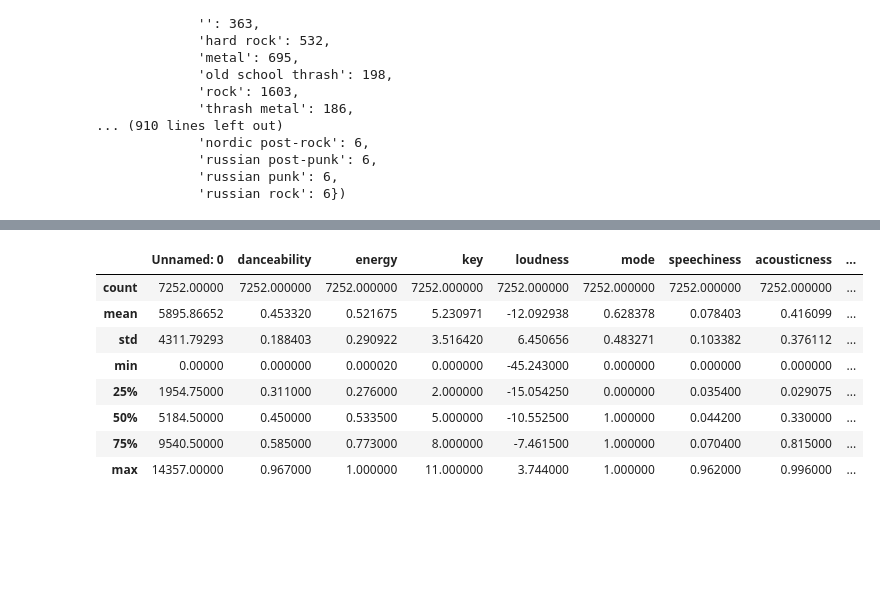
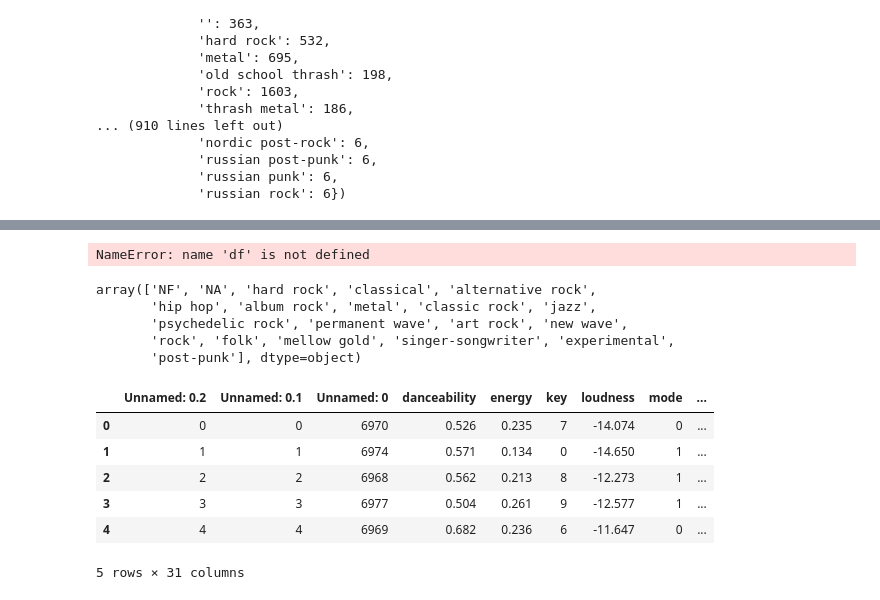
Before and after one commit to stoic-devv/spotify-data-science, a Jupyter notebook: code/merge-data.ipynb, the cells around one changed output, grey strips where cells are left out. Cells and saved outputs as stored; diff of their text form; code cells hidden in the pictures; blank space fills up the shorter version.

```diff
--- a/code/merge-data.ipynb
+++ b/code/merge-data.ipynb
@@ -172,3 +172,5 @@ def apply_genre(x):
     return 'NF'
 
 genre_series = df['sp_genres'].apply(apply_genre)
+# %%
+df = pd.read_csv('../data/final-data.csv', sep='~')
@@ -175,14 +200,22 @@ genre_series = df['sp_genres'].apply(apply_genre)
 # %%
-df['genre'] = genre_series
+df['genre']
+# %% [output]
+NameError: name 'df' is not defined
+# %%
+df['genre'].unique()
+# %% [output]
+array(['NF', 'NA', 'hard rock', 'classical', 'alternative rock',
+       'hip hop', 'album rock', 'metal', 'classic rock', 'jazz',
+       'psychedelic rock', 'permanent wave', 'art rock', 'new wave',
+       'rock', 'folk', 'mellow gold', 'singer-songwriter', 'experimental',
+       'post-punk'], dtype=object)
 # %%
-df.describe()
+df.head()
 # %% [output]
-|  | Unnamed: 0 | danceability | energy | key | loudness | mode | speechiness | acousticness | ... |
-| count | 7252.00000 | 7252.000000 | 7252.000000 | 7252.000000 | 7252.000000 | 7252.000000 | 7252.000000 | 7252.000000 | ... |
-| mean | 5895.86652 | 0.453320 | 0.521675 | 5.230971 | -12.092938 | 0.628378 | 0.078403 | 0.416099 | ... |
-| std | 4311.79293 | 0.188403 | 0.290922 | 3.516420 | 6.450656 | 0.483271 | 0.103382 | 0.376112 | ... |
-| min | 0.00000 | 0.000000 | 0.000020 | 0.000000 | -45.243000 | 0.000000 | 0.000000 | 0.000000 | ... |
-| 25% | 1954.75000 | 0.311000 | 0.276000 | 2.000000 | -15.054250 | 0.000000 | 0.035400 | 0.029075 | ... |
-| 50% | 5184.50000 | 0.450000 | 0.533500 | 5.000000 | -10.552500 | 1.000000 | 0.044200 | 0.330000 | ... |
-| 75% | 9540.50000 | 0.585000 | 0.773000 | 8.000000 | -7.461500 | 1.000000 | 0.070400 | 0.815000 | ... |
-| max | 14357.00000 | 0.967000 | 1.000000 | 11.000000 | 3.744000 | 1.000000 | 0.962000 | 0.996000 | ... |
+|  | Unnamed: 0.2 | Unnamed: 0.1 | Unnamed: 0 | danceability | energy | key | loudness | mode | ... |
+| 0 | 0 | 0 | 6970 | 0.526 | 0.235 | 7 | -14.074 | 0 | ... |
+| 1 | 1 | 1 | 6974 | 0.571 | 0.134 | 0 | -14.650 | 1 | ... |
+| 2 | 2 | 2 | 6968 | 0.562 | 0.213 | 8 | -12.273 | 1 | ... |
+| 3 | 3 | 3 | 6977 | 0.504 | 0.261 | 9 | -12.577 | 1 | ... |
+| 4 | 4 | 4 | 6969 | 0.682 | 0.236 | 6 | -11.647 | 0 | ... |
+5 rows × 31 columns
```
Also changed, not shown: parts of 8 cells of this notebook.
